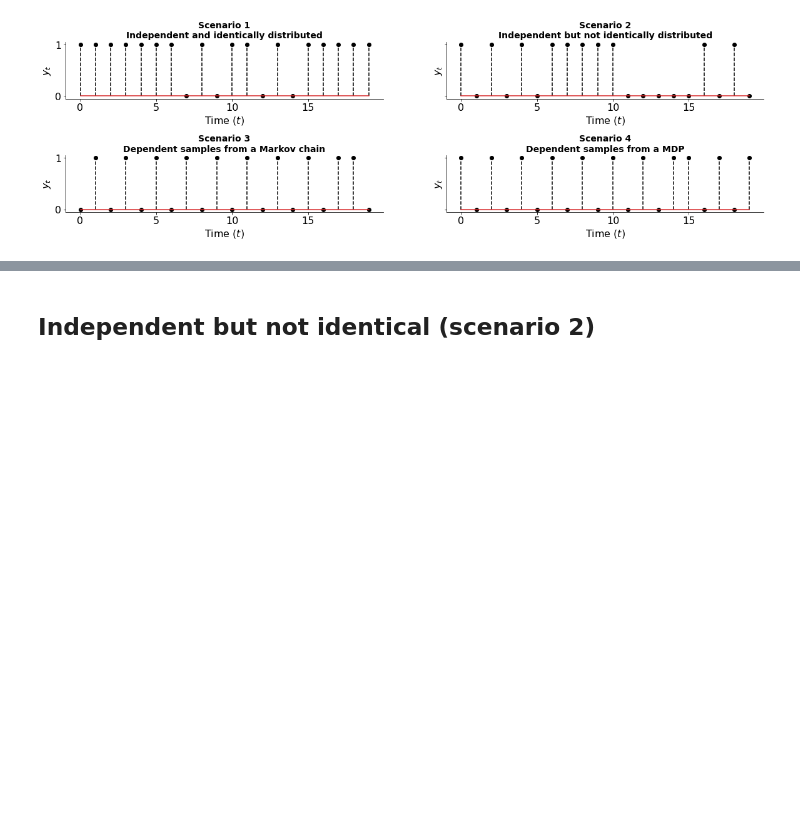
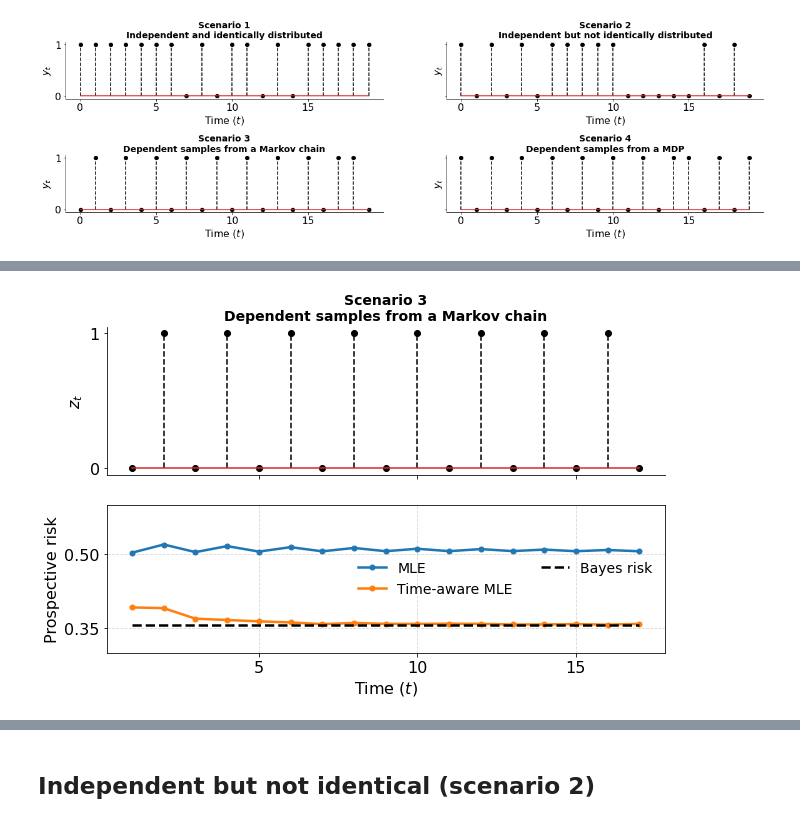
Before and after one commit to YuxinB/ProL, a Jupyter notebook: notebooks/0-final_figures.ipynb, the cells around one changed output, grey strips where cells are left out. Drawn from its saved outputs; the diff is of its cells as text; code cells hidden in the pictures; blank space fills up the shorter version.

```diff
--- a/notebooks/0-final_figures.ipynb
+++ b/notebooks/0-final_figures.ipynb
@@ -157,0 +231,38 @@ fig.savefig("../figures/pl_cases_realizations.pdf", bbox_inches='tight')
+# %%
+fig, axes = plt.subplots(2, 1, figsize=(10, 6), sharex=True)
+
+file = '../experiments/binary_data/results/scn3_realization.npy'
+seq = np.load(file)
+
+ax = axes[0]
+ax.stem(np.arange(1, len(seq)-2), seq[:-3],linefmt='k--', markerfmt='ko')
+ax.set_ylabel(r'$z_t$')
+ax.set_yticks([0, 1])
+ax.spines[['right', 'top']].set_visible(False)
+ax.locator_params(axis='x', nbins=5)
+ax.set_title('Scenario 3' + '\n' + 'Dependent samples from a Markov chain', fontsize=14, fontweight='bold')
+
+ax = axes[1]
+file = '../experiments/binary_data/results/scenario3_disc.npy'
+outputs = np.load(file, allow_pickle=True).tolist()
+
+labels = [r'MLE', r'Time-aware MLE']
+keys = ['avg_erm', 'avg_pr']
+
+for i, label in enumerate(labels):
+    ax.plot(np.arange(1, 18, 1), outputs[keys[i]], lw=2.5, marker='o', ms=5, label=label)
+ax.plot(np.arange(1, 18, 1), 0.357 * np.ones(17), ls='dashed', color='k', lw=2.5, label='Bayes risk')
+ax.set_ylim([0.30, 0.6])
+ax.set_yticks([0.35, 0.5])
+ax.locator_params(axis='x', nbins=5)
+ax.set_xlabel(r"Time ($t$)")
+ax.set_ylabel(r"Prospective risk")
+ax.legend(frameon=False, fontsize=14, ncol=2)
+ax.grid(alpha=0.5, ls='--')
+
+plt.subplots_adjust(hspace=0.2)
+
+plt.show()
+fig.savefig("../figures/pl_case3_seq.png", bbox_inches='tight')
+# %% [output]
+[figure, added]
```
Also changed, not shown: parts of 4 cells of this notebook, 4 other files.
